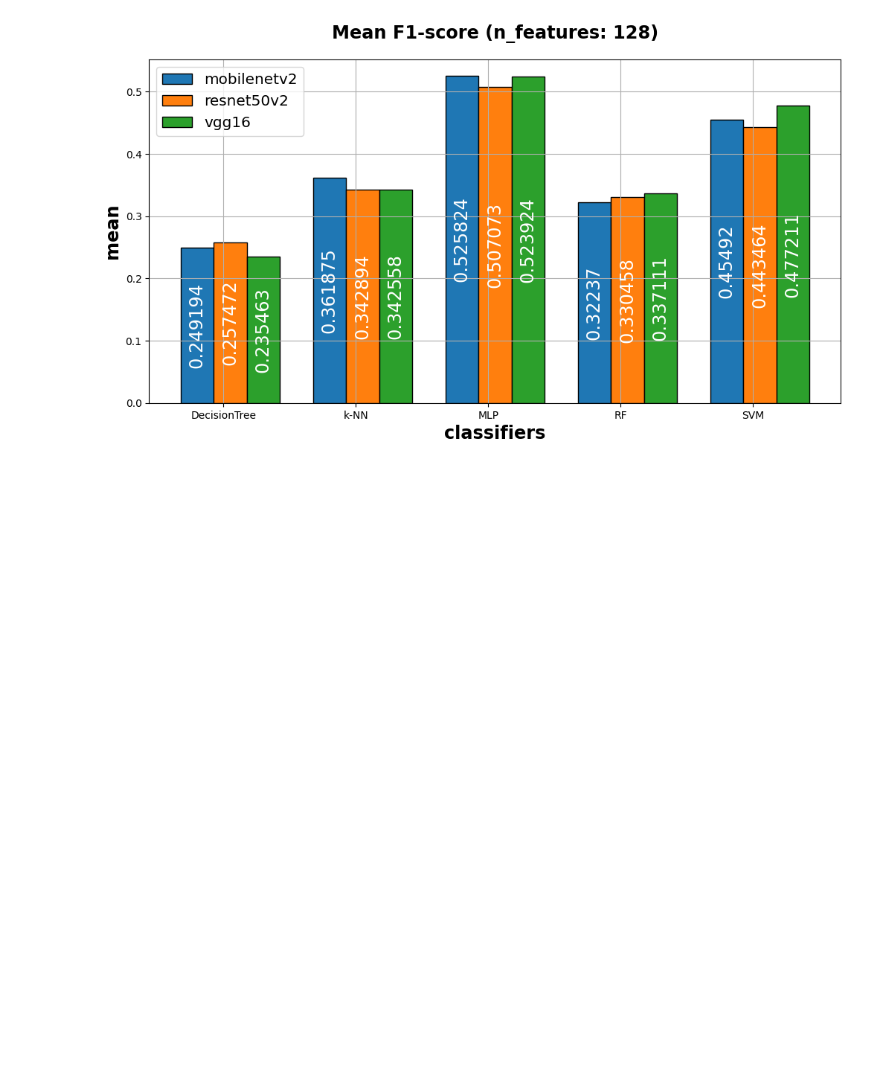
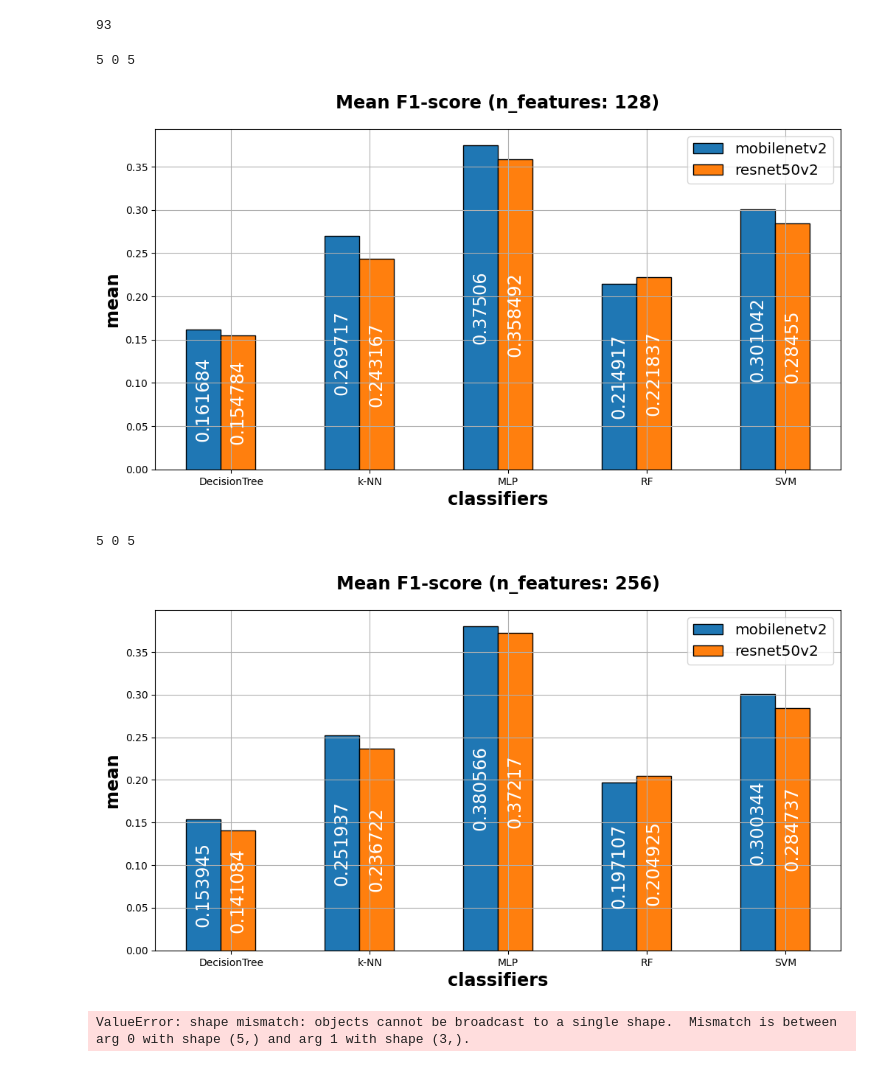
Before and after one commit to xaaaandao/piperaceae-identification-paper, a Jupyter notebook: read_result.ipynb, the cells around one changed output. Drawn from its saved outputs; the diff is of its cells as text; code cells hidden in the pictures; blank space fills up the shorter version.

```diff
--- a/read_result.ipynb
+++ b/read_result.ipynb
@@ -10,7 +10,7 @@ import pandas as pd
 import pathlib
 import shutil
 # %%
-path = '/home/xandao/Documentos/resultados_gimp/identificacao_george/especie/acima-20/RGB'
+path = '/home/xandao/Documentos/resultados_gimp/identificacao_george/especie/acima-5/RGB'
 # %%
 list_files = [file for file in pathlib.Path(path).rglob('mean.csv') if file.is_file()]
 len(list_files)
@@ -185,39 +185,56 @@ display(sheet_rgb['mean'])
 # %%
 # plt.show()
 image_size = '256'
-n_features = '128'
+# n_features = '128'
 bar_width = 0.25
 
-def get_list_mean(extractor):
-    return [float(p['mean']) for p in plot if extractor in p['extractor'] and image_size in p['image_size'] and n_features == p['n_features']]
+def get_list_mean(extractor, n_features, plot):
+    return [float(p['mean']) for p in plot if extractor in p['extractor'] and image_size in p['image_size'] and str(n_features) == p['n_features']]
 
 def add_bar_label(axis):
     for container in axis.containers:
         axis.bar_label(container, label_type='center', rotation=90, color='white', fontsize='xx-large')
 
-mean_mobilenet = get_list_mean('mobilenetv2')
-mean_vgg = get_list_mean('vgg')
-mean_resnet = get_list_mean('resnet')
+display(len(plot))
 
-labels_axis_x = ['DecisionTree', 'k-NN', 'MLP', 'RF','SVM']
-X_axis = np.arange(len(labels_axis_x))
+for n_features in [128, 256, 512, 1024, 1280, 2048]:
+    mean_mobilenet = get_list_mean('mobilenetv2', n_features, plot)
+    mean_vgg = get_list_mean('vgg', n_features, plot)
+    mean_resnet = get_list_mean('resnet', n_features, plot)
 
-fig1, ax = plt.subplots(figsize=(12, 6))
+    labels_axis_x = ['DecisionTree', 'k-NN', 'MLP', 'RF','SVM']
+    X_axis = np.arange(len(labels_axis_x))
 
-ax.bar(X_axis, mean_mobilenet, width=bar_width, edgecolor = 'black', label='mobilenetv2')
-ax.bar(X_axis+0.25, mean_resnet, width=bar_width, edgecolor = 'black', label='resnet50v2')
-ax.bar(X_axis+0.5, mean_vgg, width=bar_width, edgecolor = 'black', label='vgg16')
+    fig1, ax = plt.subplots(figsize=(12, 6))
 
-add_bar_label(ax)
+    if len(mean_mobilenet) > 0:
+        ax.bar(X_axis, mean_mobilenet, width=bar_width, edgecolor = 'black', label='mobilenetv2')
+        ax.legend(fontsize='x-large')
 
-r = np.arange(len(labels_axis_x))
-plt.xticks(r + 0.4/2, labels_axis_x)
-plt.title('Mean F1-score (n_features: 128)', fontweight ='bold', fontsize = 'xx-large', pad=20)
-plt.xlabel('classifiers', fontweight ='bold', fontsize = 'xx-large')
-plt.ylabel('mean', fontweight ='bold', fontsize = 'xx-large')
-plt.legend(fontsize='x-large')
-plt.savefig(f'out/planilha/f1_n_features_{n_features}_{extractor}.png', dpi=300)
-plt.grid()
-plt.show()
+    if len(mean_resnet) > 0:
+        ax.bar(X_axis+0.25, mean_resnet, width=bar_width, edgecolor = 'black', label='resnet50v2')
+        ax.legend(fontsize='x-large')
+
+    if len(mean_vgg) > 0:
+        ax.bar(X_axis+0.5, mean_vgg, width=bar_width, edgecolor = 'black', label='vgg16')
+        ax.legend(fontsize='x-large')
+
+    add_bar_label(ax)
+
+    print(len(mean_mobilenet), len(mean_vgg), len(mean_resnet))
+
+    r = np.arange(len(labels_axis_x))
+    plt.xticks(r + 0.4/2, labels_axis_x)
+    plt.title(f'Mean F1-score (n_features: {n_features})', fontweight ='bold', fontsize = 'xx-large', pad=20)
+    plt.xlabel('classifiers', fontweight ='bold', fontsize = 'xx-large')
+    plt.ylabel('mean', fontweight ='bold', fontsize = 'xx-large')
+    plt.savefig(f'out/planilha/f1_{n_features}.png', dpi=300)
+    plt.grid()
+    plt.show()
 # %% [output]
+93
+5 0 5
-[figure, old version]
+[figure, new version]
+5 0 5
+[figure, added]
+ValueError: shape mismatch: objects cannot be broadcast to a single shape.  Mismatch is between arg 0 with shape (5,) and arg 1 with shape (3,).
```
Also changed, not shown: parts of 3 cells of this notebook, 4 other files.
